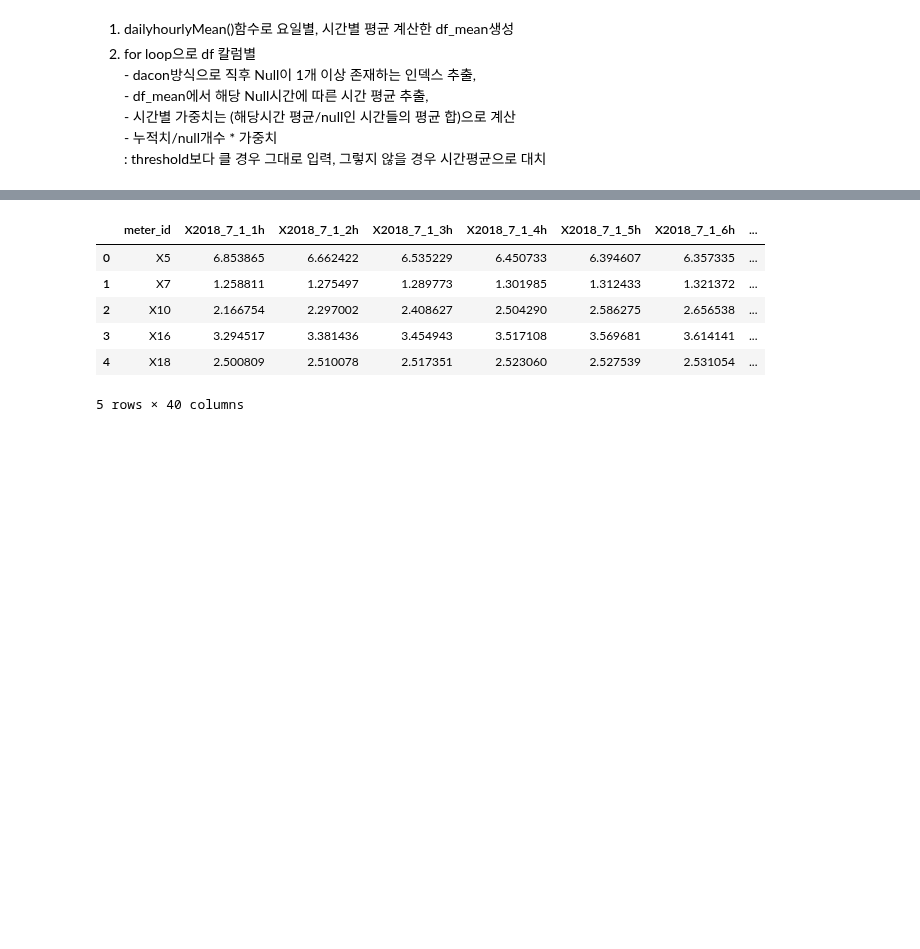
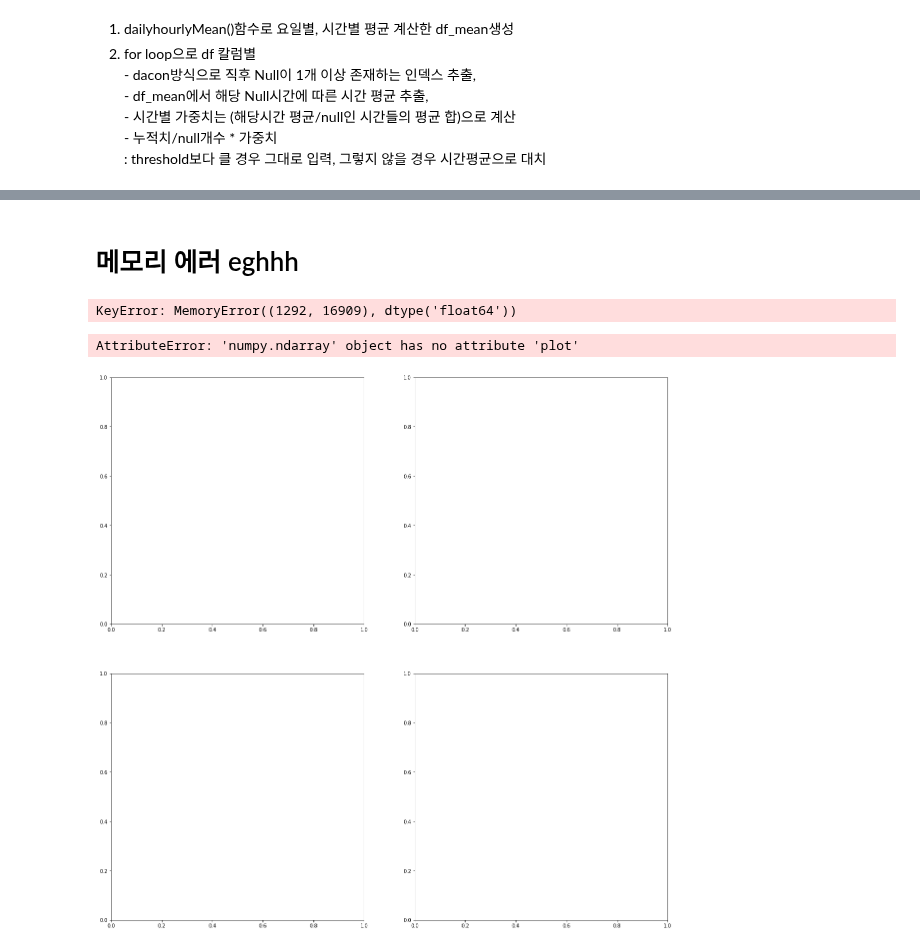
Before and after one commit to yagippi27/DACON_CONTEST_2019, a Jupyter notebook: SOOMIN/02_4. 전처리_Dacon+요일시간별 가중치+ARIMA.ipynb, the cells around one changed output, grey strips where cells are left out. Drawn from its saved outputs; the diff is of its cells as text; code cells hidden in the pictures; blank space fills up the shorter version.

```diff
--- a/SOOMIN/02_4. 전처리_Dacon+요일시간별 가중치+ARIMA.ipynb
+++ b/SOOMIN/02_4. 전처리_Dacon+요일시간별 가중치+ARIMA.ipynb
@@ -274,2 +71,0 @@ test2.to_csv("data/dacon_naremoval_method_TEST.csv")
-# %%
-test = pd.read_csv("data/dacon_naremoval_method_TEST.csv", sep=',')
@@ -286,7 +71,0 @@ test.head()
-# %%
-test['Time'] = pd.to_datetime(test.Time)
-test = test.set_index('Time')
-# %%
-test['month'] = test.index.month
-test['date'] = test.index.day
-test['hour'] = test.index.hour
@@ -524,14 +161,0 @@ X481
-# %%
-output1 = pd.concat(agg, ignore_index = False)
-output2 = output1.reset_index().drop(['level_0', 'level_1'], axis=1)
-output2['id'] = output2['meter_id'].str.replace('X','').astype(int)
-output2 = output2.sort_values(by='id', ascending=True).drop(['id'], axis=1).reset_index(drop=True)
-output2.head()
-# %% [output]
-|  | meter_id | X2018_7_1_1h | X2018_7_1_2h | X2018_7_1_3h | X2018_7_1_4h | X2018_7_1_5h | X2018_7_1_6h | ... |
-| 0 | X5 | 6.853865 | 6.662422 | 6.535229 | 6.450733 | 6.394607 | 6.357335 | ... |
-| 1 | X7 | 1.258811 | 1.275497 | 1.289773 | 1.301985 | 1.312433 | 1.321372 | ... |
-| 2 | X10 | 2.166754 | 2.297002 | 2.408627 | 2.504290 | 2.586275 | 2.656538 | ... |
-| 3 | X16 | 3.294517 | 3.381436 | 3.454943 | 3.517108 | 3.569681 | 3.614141 | ... |
-| 4 | X18 | 2.500809 | 2.510078 | 2.517351 | 2.523060 | 2.527539 | 2.531054 | ... |
-5 rows × 40 columns
@@ -539,0 +169,8 @@ output2.to_csv('result/02.dacon전처리및시간별평균.csv', index=False)
+# %% [markdown]
+# 메모리 에러 eghhh
+# %%
+## 내 컴에서는 메모리 에러
+train2 = train.dropna(how='all', axis=1).copy()
+changed_train = DaconDHmeanPrep(train2)
+# %% [output]
+KeyError: MemoryError((1292, 16909), dtype('float64'))
@@ -539,0 +180,24 @@ output2.to_csv('result/02.dacon전처리및시간별평균.csv', index=False)
+# %%
+_, ax = plt.subplots(2,2, figsize=(20,20))
+
+a=sns.distplot(test.isnull().mean(axis=0), ax=ax[0]) #나열된 값을 distplot을 이용해 시각화 하고, 이를 첫 번째 그래프 창에 넣습니다.
+a.set(ylim=(0, 30))
+ax[0].set_title('Distribution of Missing Values Percentage in Test set')
+
+b=sns.distplot(changed_test.isnull().mean(axis=0), ax=ax[1]) #test data에서의 결측치 비율을 시각화 하고, 이를 두 번째 그래프 창에 넣습니다.
+b.set(ylim=(0, 30))
+ax[1].set_title('Distribution of Missing Values Percentage in Test set after Missing value processing')
+plt.show()
+
+
+a=sns.distplot(train.isnull().mean(axis=0), ax=ax[0]) #나열된 값을 distplot을 이용해 시각화 하고, 이를 첫 번째 그래프 창에 넣습니다.
+a.set(ylim=(0, 30))
+ax[0].set_title('Distribution of Missing Values Percentage in Test set')
+
+b=sns.distplot(changed_train2.isnull().mean(axis=0), ax=ax[1]) #test data에서의 결측치 비율을 시각화 하고, 이를 두 번째 그래프 창에 넣습니다.
+b.set(ylim=(0, 30))
+ax[1].set_title('Distribution of Missing Values Percentage in Test set after Missing value processing')
+plt.show()
+# %% [output]
+AttributeError: 'numpy.ndarray' object has no attribute 'plot'
+[figure, added]
```
Also changed, not shown: parts of 43 cells of this notebook, 3 other files.
